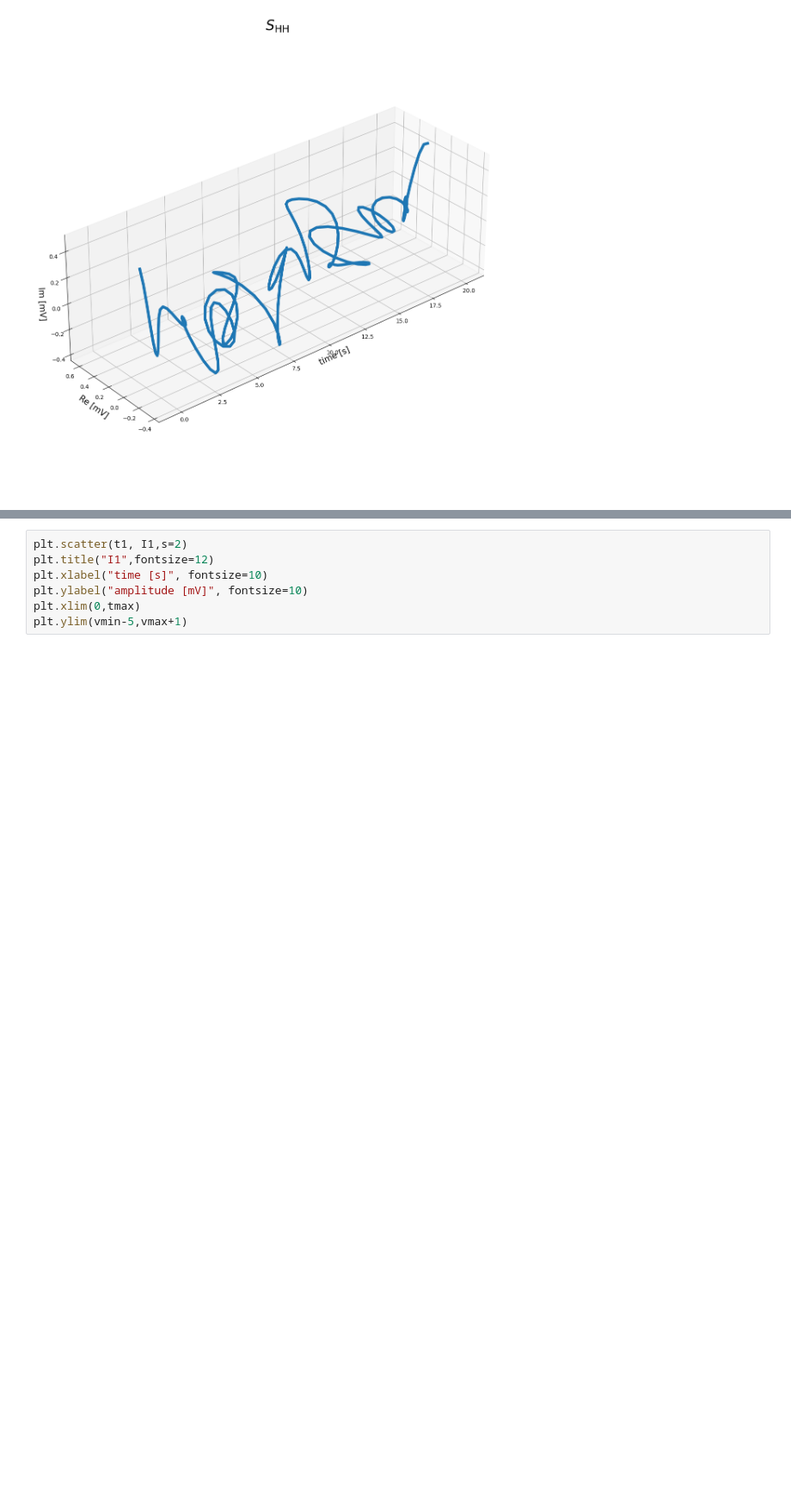
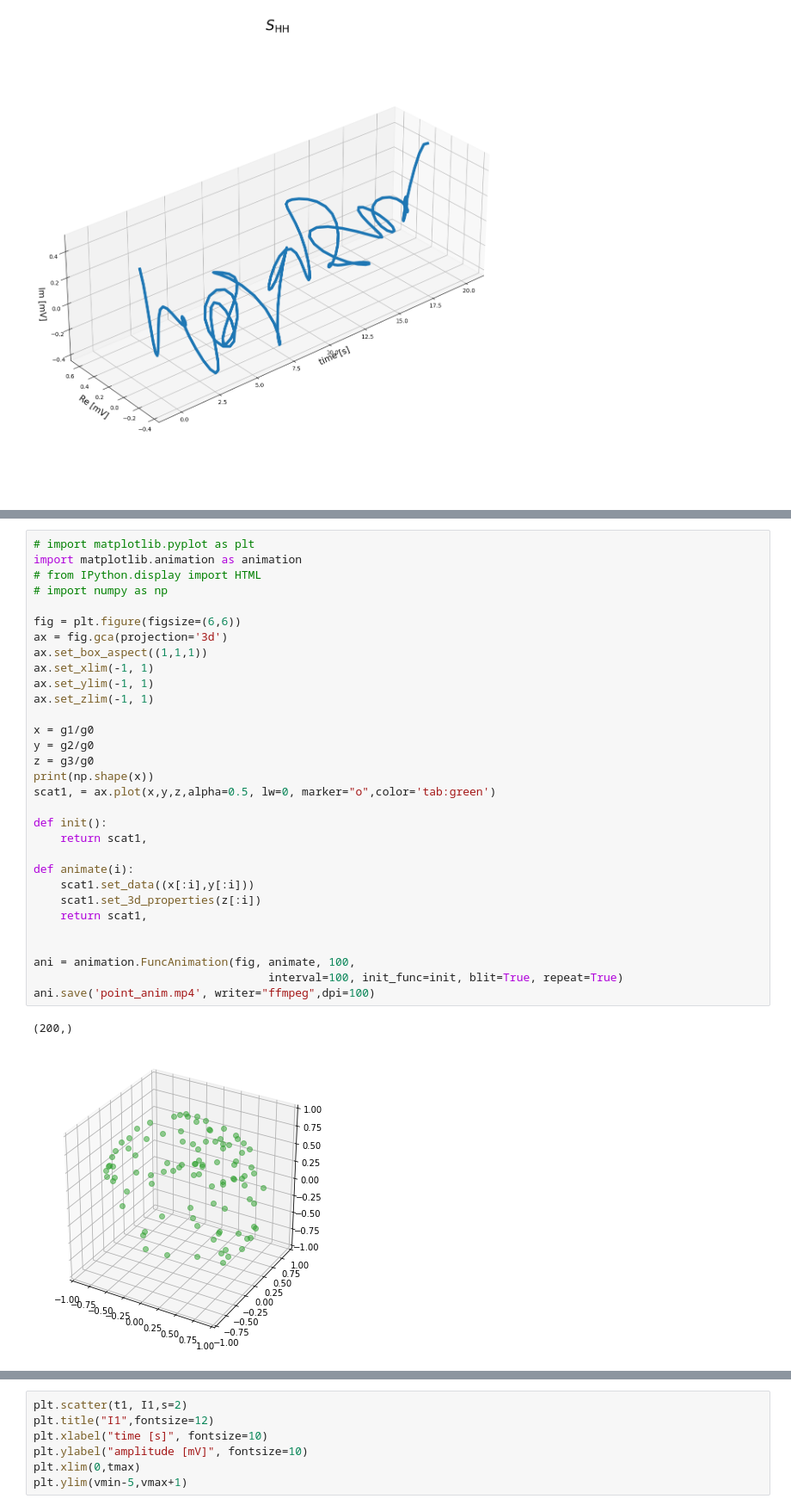
Before and after one commit to toppy-bb/77GHzSystem, a Jupyter notebook: code/Untitled-1.ipynb, the cells around one changed output, grey strips where cells are left out. Shown at 86% size. Cells and saved outputs as stored; diff of their text form; blank space fills up the shorter version.

```diff
--- a/code/Untitled-1.ipynb
+++ b/code/Untitled-1.ipynb
@@ -437,3 +437,37 @@ finished
+# %%
+# import matplotlib.pyplot as plt
+import matplotlib.animation as animation
+# from IPython.display import HTML
+# import numpy as np
+
+fig = plt.figure(figsize=(6,6))
+ax = fig.gca(projection='3d')
+ax.set_box_aspect((1,1,1))
+ax.set_xlim(-1, 1)
+ax.set_ylim(-1, 1)
+ax.set_zlim(-1, 1)
+
+x = g1/g0
+y = g2/g0
+z = g3/g0
+print(np.shape(x))
+scat1, = ax.plot(x,y,z,alpha=0.5, lw=0, marker="o",color='tab:green')
+
+def init():
+    return scat1,
+
+def animate(i):
+    scat1.set_data((x[:i],y[:i]))
+    scat1.set_3d_properties(z[:i])
+    return scat1,
+
+
+ani = animation.FuncAnimation(fig, animate, 100,
+                                   interval=100, init_func=init, blit=True, repeat=True)
+ani.save('point_anim.mp4', writer="ffmpeg",dpi=100)
+# %% [output]
+(200,)
+[figure, added]
 # %%
 fig = plt.figure(figsize=(13, 8),dpi=100)  # Figureを設定
 plt.subplots_adjust(wspace=0.4, hspace=0.6)
```
Also changed, not shown: parts of 11 cells of this notebook, 28 other files.
